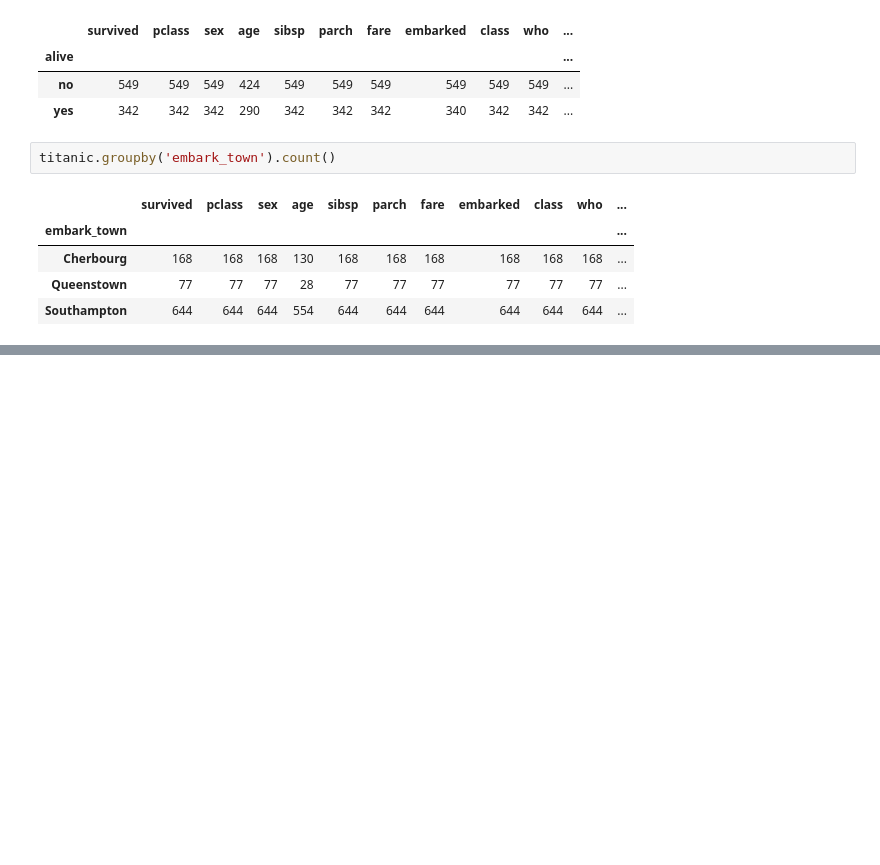
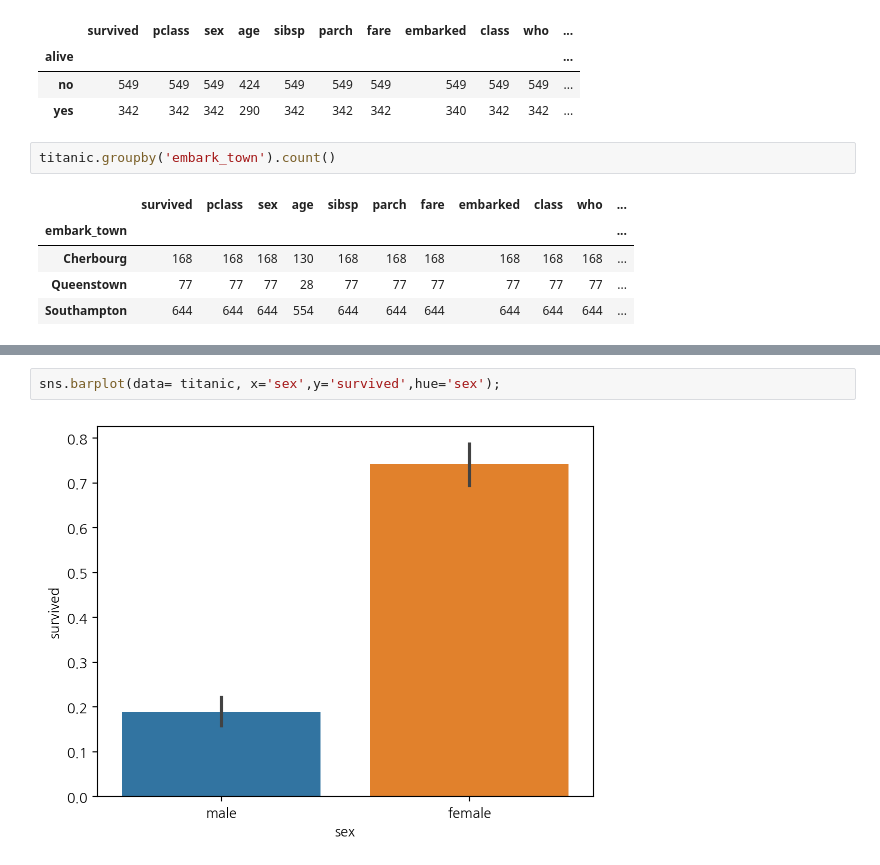
Before and after one commit to aaa0034213/2024-1-my-BDA, a Jupyter notebook: inclass/02w_0319_tue_dataframe_basic.ipynb, the cells around one changed output, grey strips where cells are left out. Drawn from its saved outputs; the diff is of its cells as text; blank space fills up the shorter version.

```diff
--- a/inclass/02w_0319_tue_dataframe_basic.ipynb
+++ b/inclass/02w_0319_tue_dataframe_basic.ipynb
@@ -278,0 +301,4 @@ titanic.groupby('embark_town').count()
+# %%
+sns.barplot(data= titanic, x='sex',y='survived',hue='sex');
+# %% [output]
+[figure, added]
```
Also changed, not shown: parts of 56 cells of this notebook.
